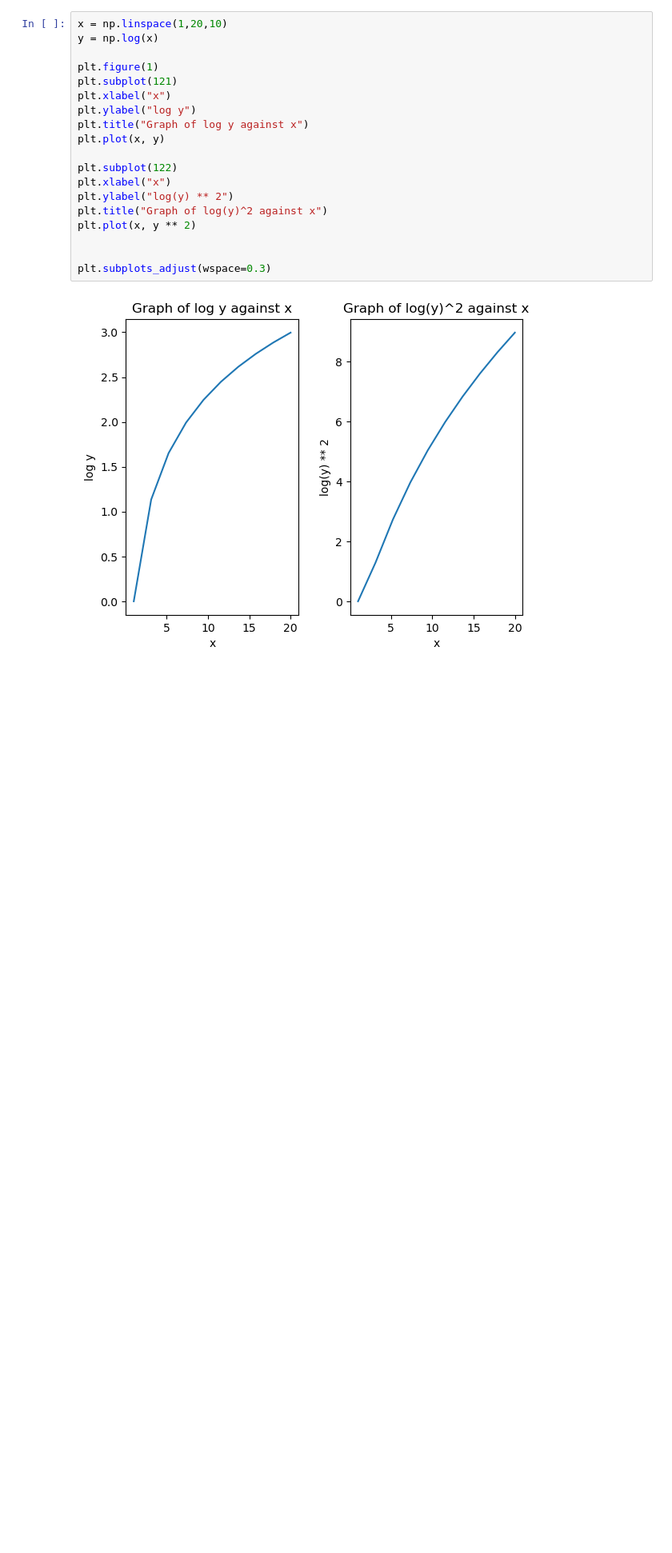
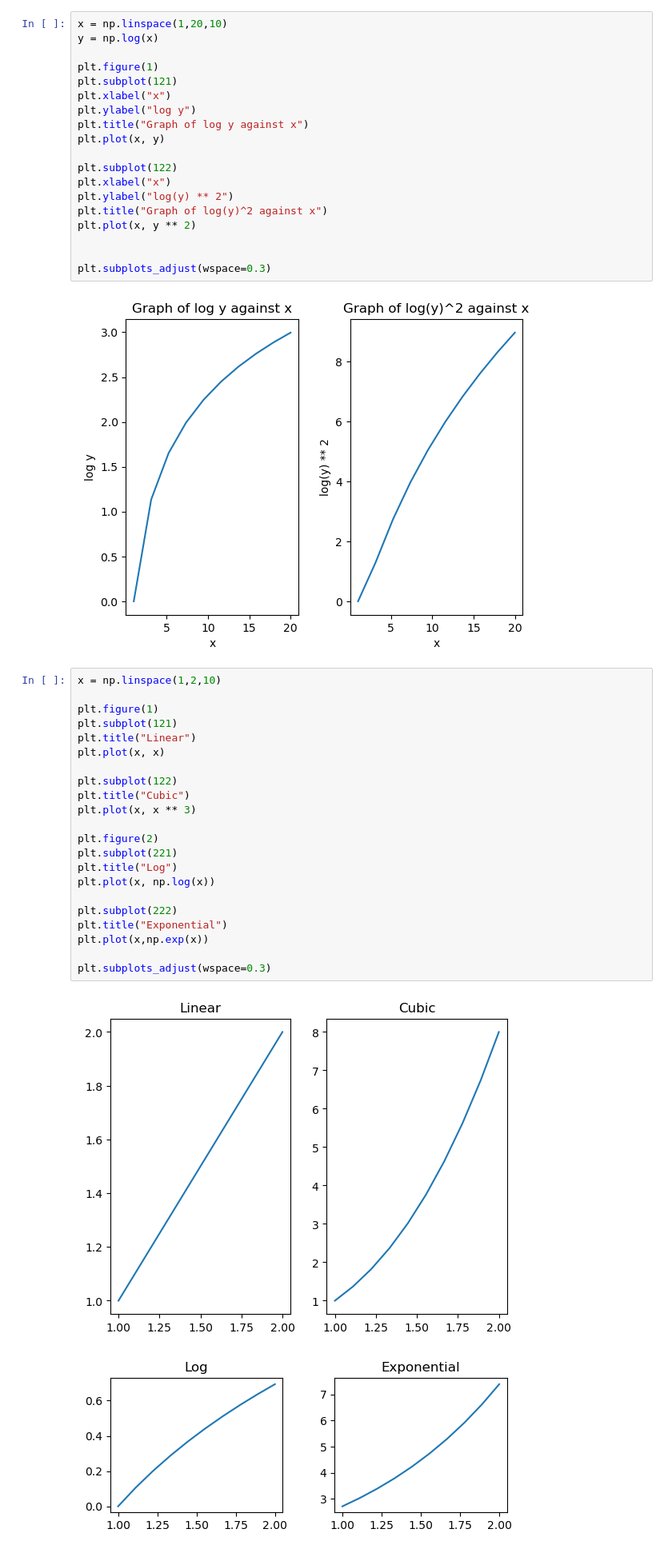
Before and after one commit to HayBeeCoder/ai, a Jupyter notebook: dl-with-real-life-projects-coursera/Untitled.ipynb, the cells around one changed output. Shown at 80% size. Cells and saved outputs as stored; diff of their text form; blank space fills up the shorter version.

Commit message:
implment visualization for more subplots

```diff
--- a/dl-with-real-life-projects-coursera/Untitled.ipynb
+++ b/dl-with-real-life-projects-coursera/Untitled.ipynb
@@ -74,3 +74,28 @@ plt.plot(x, y ** 2)
 plt.subplots_adjust(wspace=0.3)
 # %% [output]
 [figure]
+# %%
+x = np.linspace(1,2,10)
+
+plt.figure(1)
+plt.subplot(121)
+plt.title("Linear")
+plt.plot(x, x)
+
+plt.subplot(122)
+plt.title("Cubic")
+plt.plot(x, x ** 3)
+
+plt.figure(2)
+plt.subplot(221)
+plt.title("Log")
+plt.plot(x, np.log(x))
+
+plt.subplot(222)
+plt.title("Exponential")
+plt.plot(x,np.exp(x))
+
+plt.subplots_adjust(wspace=0.3)
+# %% [output]
+[figure, added]
+[figure, added]
```
